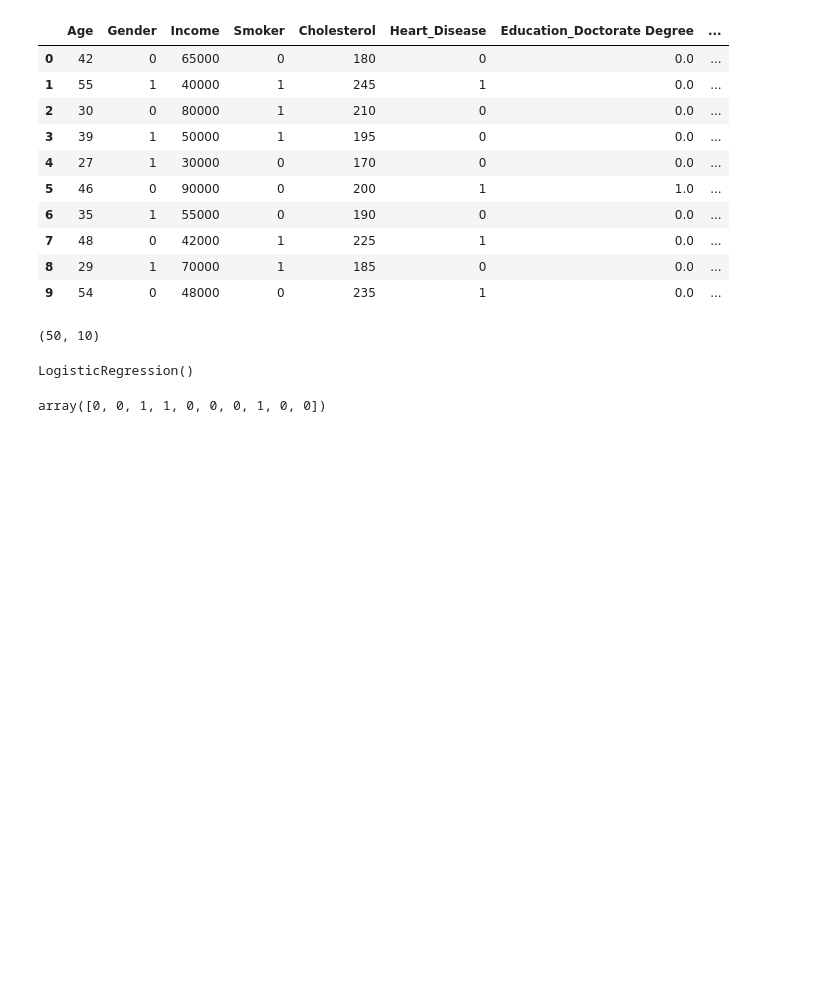
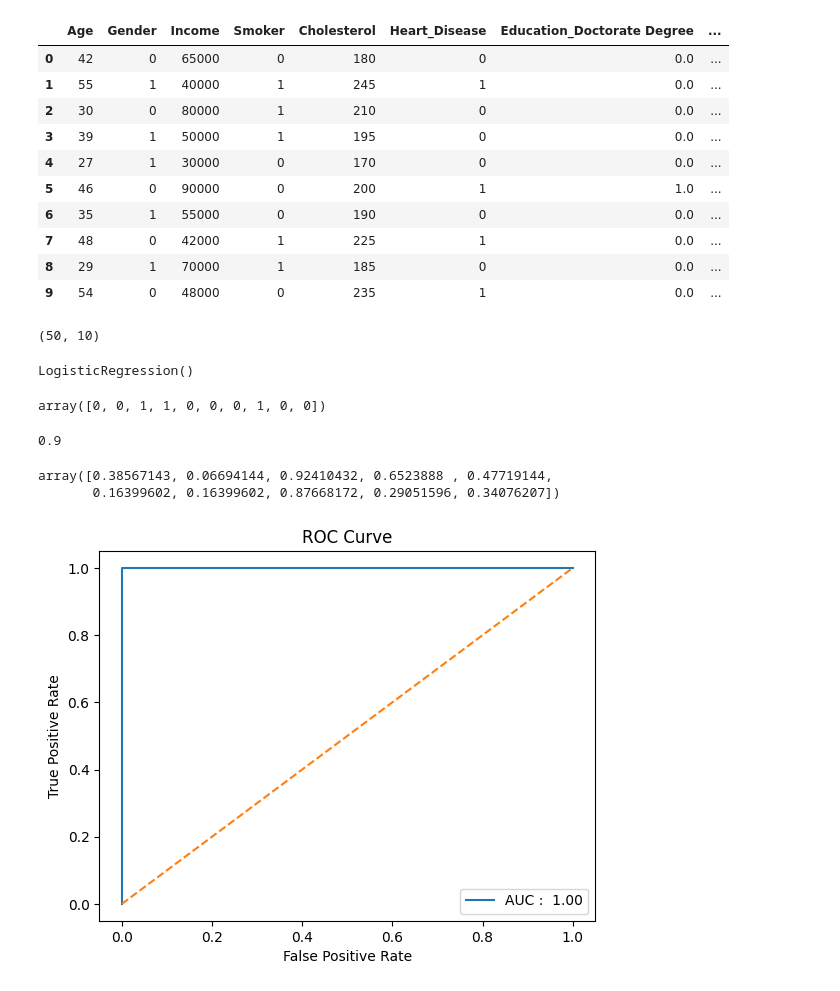
Before and after one commit to samwanyua/Python-for-Deep-Learning, a Jupyter notebook: Tensorflow/logistic_regression.ipynb, the cells around one changed output. Drawn from its saved outputs; the diff is of its cells as text; code cells hidden in the pictures; blank space fills up the shorter version.

Commit message:
Logistic regression - perfomance evaluation

```diff
--- a/Tensorflow/logistic_regression.ipynb
+++ b/Tensorflow/logistic_regression.ipynb
@@ -162,3 +162,33 @@ y_pred = log_reg.predict(X_test)
 y_pred[:10]
 # %% [output]
 array([0, 0, 1, 1, 0, 0, 0, 1, 0, 0])
+# %%
+# testing the accuracy
+accuracy_score(y_test, y_pred)
+# %% [output]
+0.9
+# %%
+y_pred_proba = log_reg.predict_proba(X_test)[:,1]
+y_pred_proba
+# log_reg.predict_proba(X_test) returns the predicted probabilities for both classes (0 and 1).
+# [:, 1] extracts the probabilities of class 1 (Heart Disease = Yes).
+# %% [output]
+array([0.38567143, 0.06694144, 0.92410432, 0.6523888 , 0.47719144,
+       0.16399602, 0.16399602, 0.87668172, 0.29051596, 0.34076207])
+# %%
+# Evaluate the perfomance of Logistic Regression model
+y_test = np.ravel(y_test)  # Ensure it's a 1D array
+y_pred_proba = np.ravel(y_pred_proba)  # Ensure it's a 1D array
+
+fpr, tpr, thresholds = roc_curve(y_test, y_pred_proba)
+auc = roc_auc_score(y_test, y_pred_proba)
+
+plt.plot(fpr, tpr, label=f'AUC : {auc: .2f}')
+plt.plot([0,1],[0,1], linestyle = '--')
+plt.xlabel('False Positive Rate')
+plt.ylabel('True Positive Rate')
+plt.title('ROC Curve')
+plt.legend(loc= 'lower right')
+plt.show()
+# %% [output]
+[figure, added]
```
